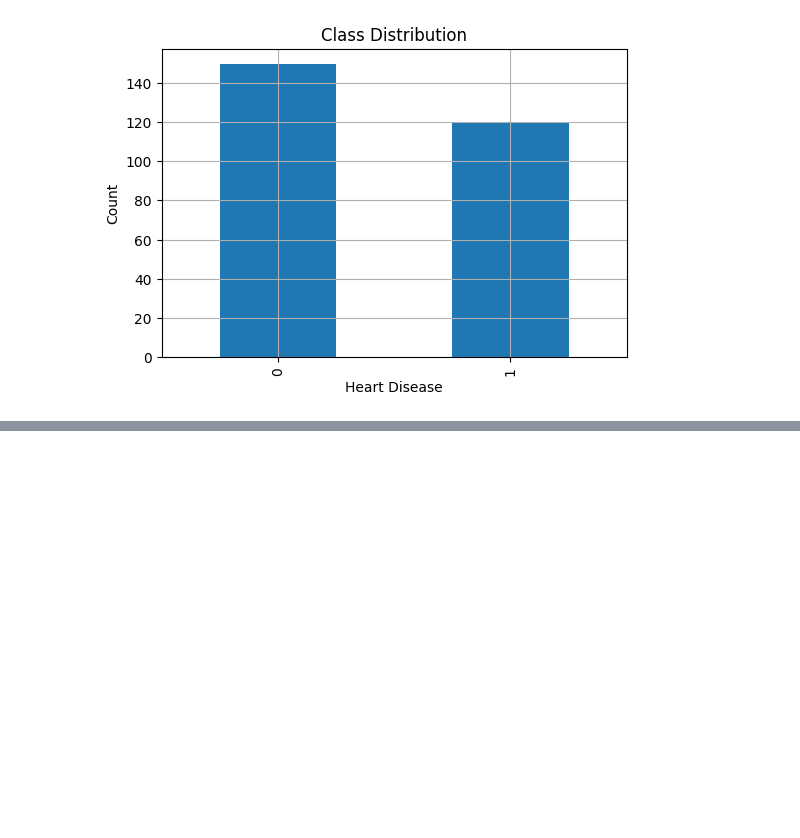
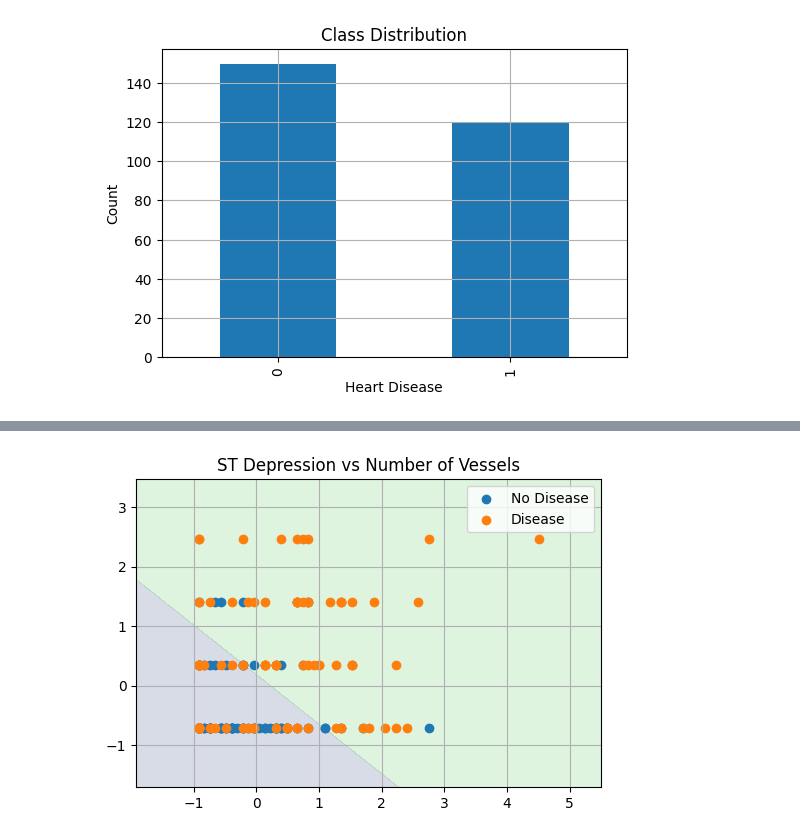
Before and after one commit to Lanapequin/Heart-Disease-Risk-Prediction, a Jupyter notebook: Heart-Disease-Risk-Prediction.ipynb, the cells around one changed output, grey strips where cells are left out. Drawn from its saved outputs; the diff is of its cells as text; code cells hidden in the pictures; blank space fills up the shorter version.

```diff
--- a/Heart-Disease-Risk-Prediction.ipynb
+++ b/Heart-Disease-Risk-Prediction.ipynb
@@ -85,0 +448,16 @@ diagnosed with heart disease.
+# %%
+pair3 = ["ST depression", "Number of vessels fluro"]
+idx3 = [features.index(pair3[0]), features.index(pair3[1])]
+
+X_pair3 = X_norm[:, idx3]
+X_tr3, X_te3, y_tr3, y_te3 = train_test_split_stratified(X_pair3, y)
+
+w2_3, b2_3, _ = gradient_descent(
+    X_tr3, y_tr3,
+    np.zeros(2), 0.0,
+    alpha=0.01, num_iters=1000
+)
+
+plot_decision_boundary(w2_3, b2_3, X_tr3, y_tr3, "ST Depression vs Number of Vessels")
+# %% [output]
+[figure, added]
```
Also changed, not shown: parts of 53 cells of this notebook, 7 other files.
